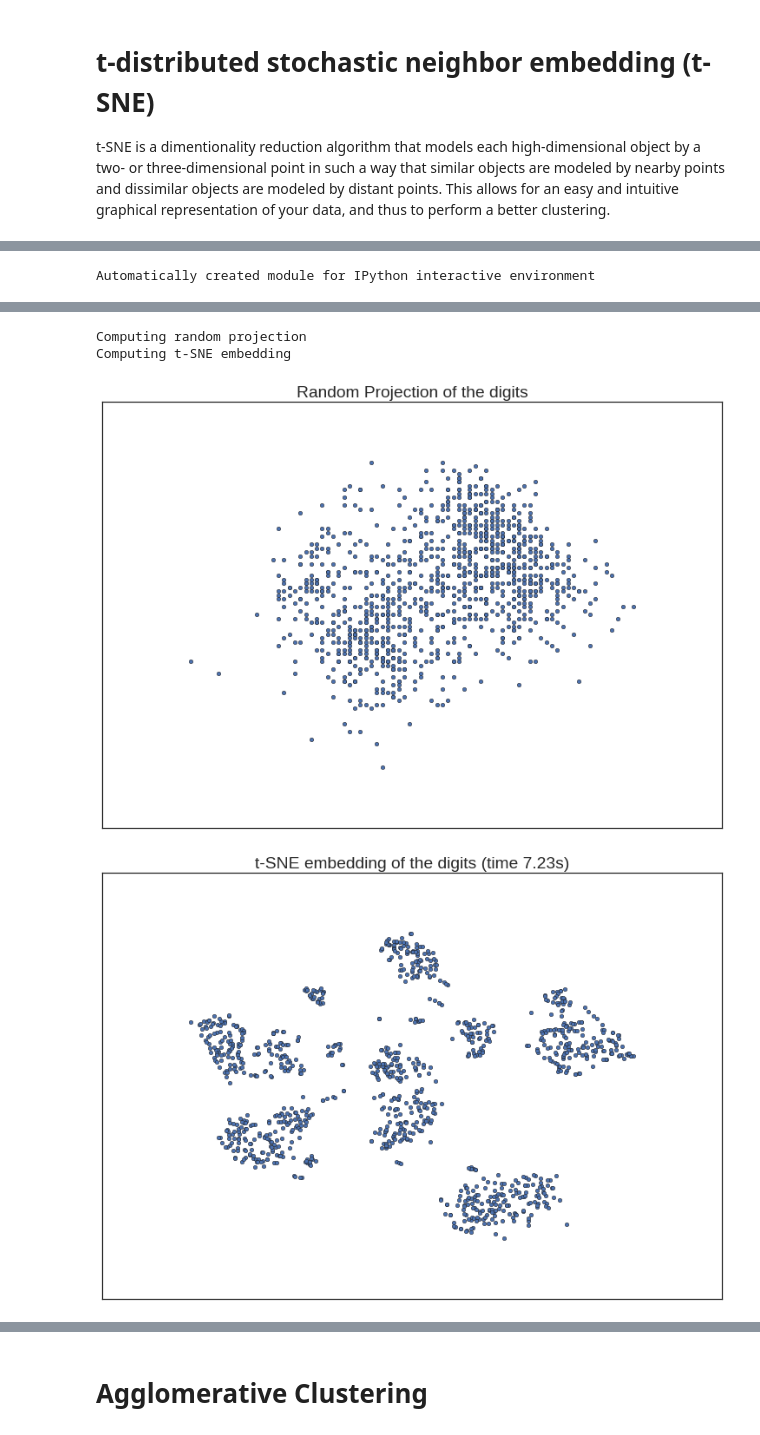
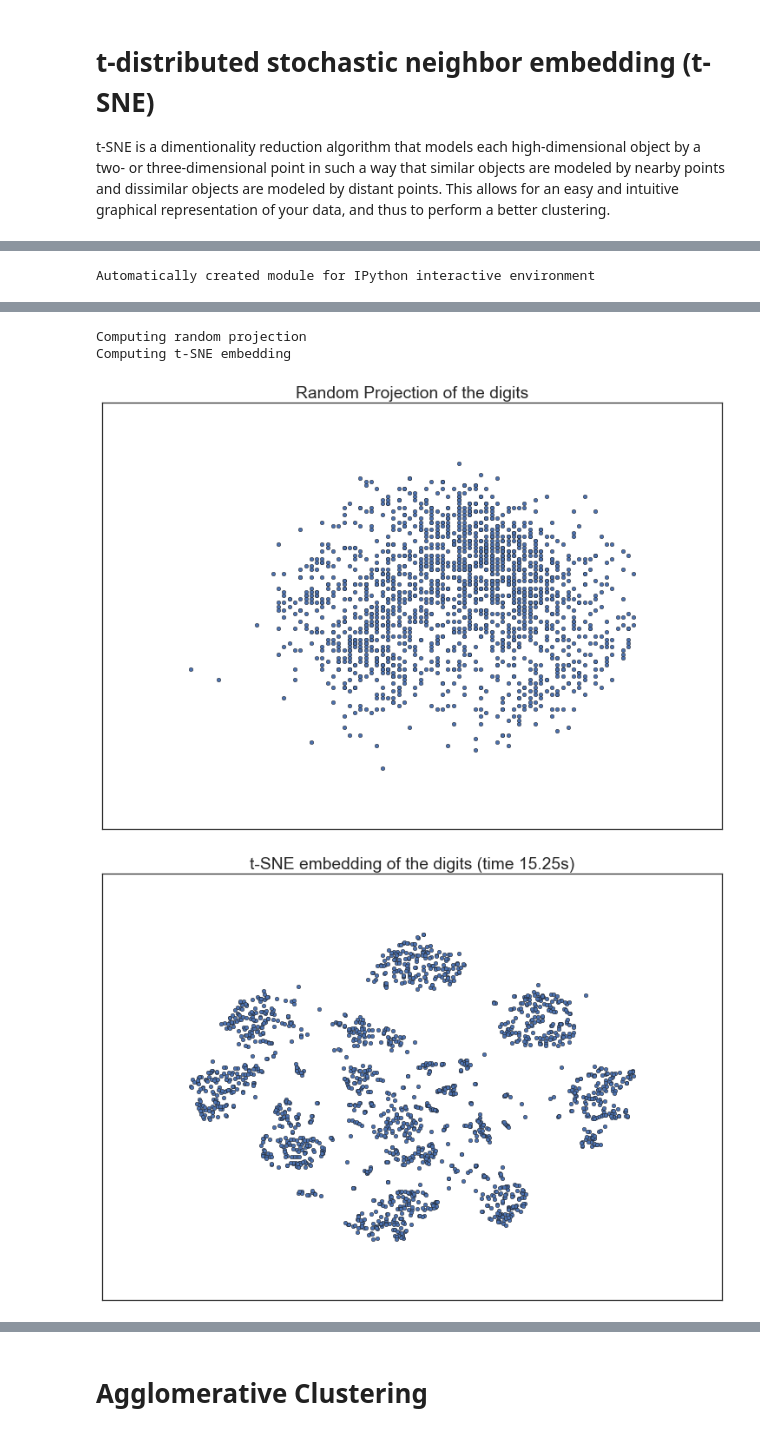
Before and after one commit to dtamayo/MachineLearning, a Jupyter notebook: Day4/Day4-HDBscan-tsne.ipynb, the cells around one changed output, grey strips where cells are left out. Cells and saved outputs as stored; diff of their text form; code cells hidden in the pictures.

```diff
--- a/Day4/Day4-HDBscan-tsne.ipynb
+++ b/Day4/Day4-HDBscan-tsne.ipynb
@@ -231,7 +231,7 @@ plot_kwds = {'alpha' : 0.5, 's' : 80, 'linewidths':0}
 
 # Import dataset
 # Each X[i] is a long (64 elements for each digit) array with real elements indicating the brightness of one pixel in the image.
-digits = datasets.load_digits(n_class=6)
+digits = datasets.load_digits(n_class=10)
 X = digits.data
 
 # y is the 'labels' set. You can use it with to train a supervised learning classification algorithm, or hide it to try unsupervised learning.
@@ -304,7 +304,7 @@ Automatically created module for IPython interactive environment
 Computing random projection
 Computing t-SNE embedding
-[figure, old version]
+[figure, new version]
-[figure, old version]
+[figure, new version]
 # %%
 # Authors: Fabian Pedregosa <fabian.pedregosa@inria.fr>
 #          Olivier Grisel <olivier.grisel@ensta.org>
```
Also changed, not shown: parts of 8 cells of this notebook, 4 other files.
